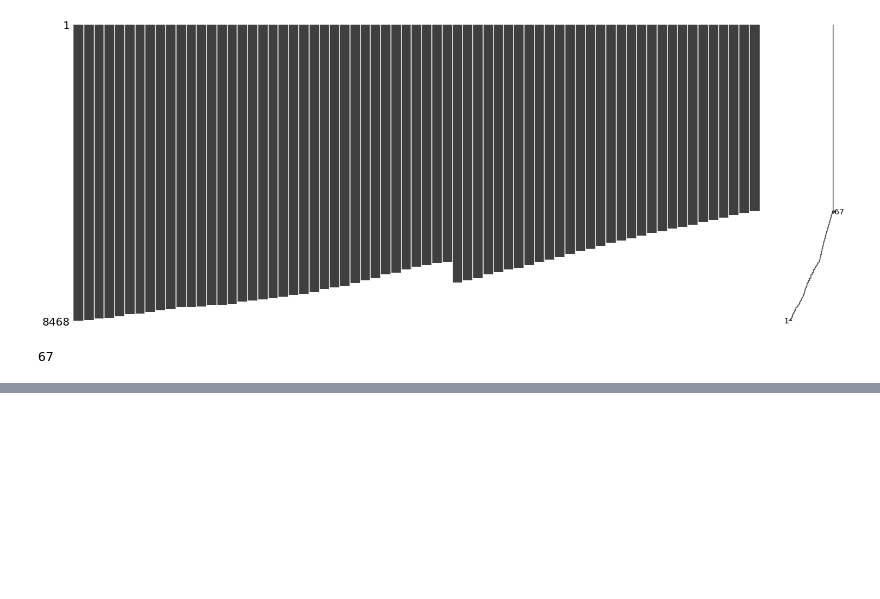
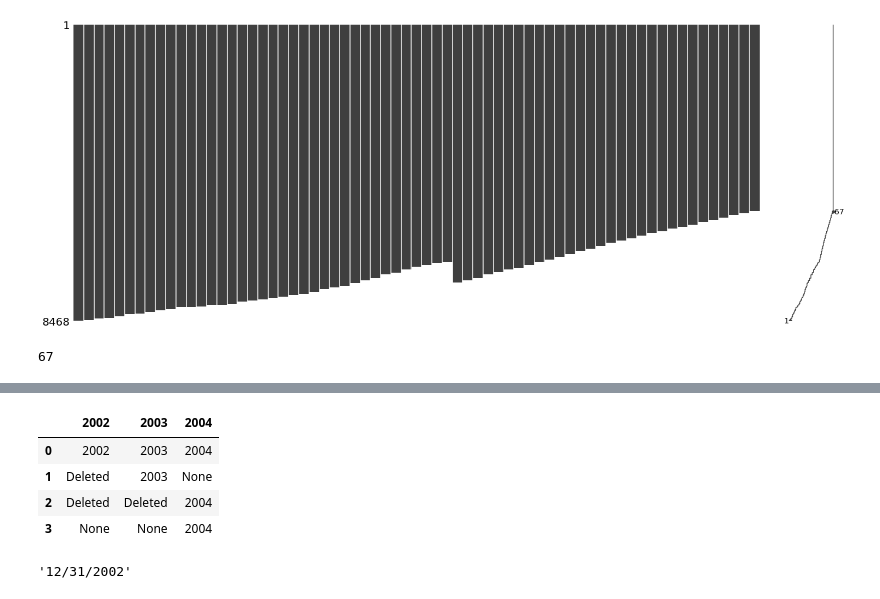
Before and after one commit to allaccountstaken/predicting_bank_distress, a Jupyter notebook: create_banks_universe.ipynb, the cells around one changed output, grey strips where cells are left out. Cells and saved outputs as stored; diff of their text form; code cells hidden in the pictures; blank space fills up the shorter version.

```diff
--- a/create_banks_universe.ipynb
+++ b/create_banks_universe.ipynb
@@ -52,2 +97,12 @@ bank_universe_df.head()
+# %%
+test_df
+# %% [output]
+|  | 2002 | 2003 | 2004 |
+| 0 | 2002 | 2003 | 2004 |
+| 1 | Deleted | 2003 | None |
+| 2 | Deleted | Deleted | 2004 |
+| 3 | None | None | 2004 |
 # %%
-bank_universe_df.iloc
+bank_universe_df.iloc[0,0]
+# %% [output]
+'12/31/2002'
```
Also changed, not shown: parts of 8 cells of this notebook, 1 other file.
